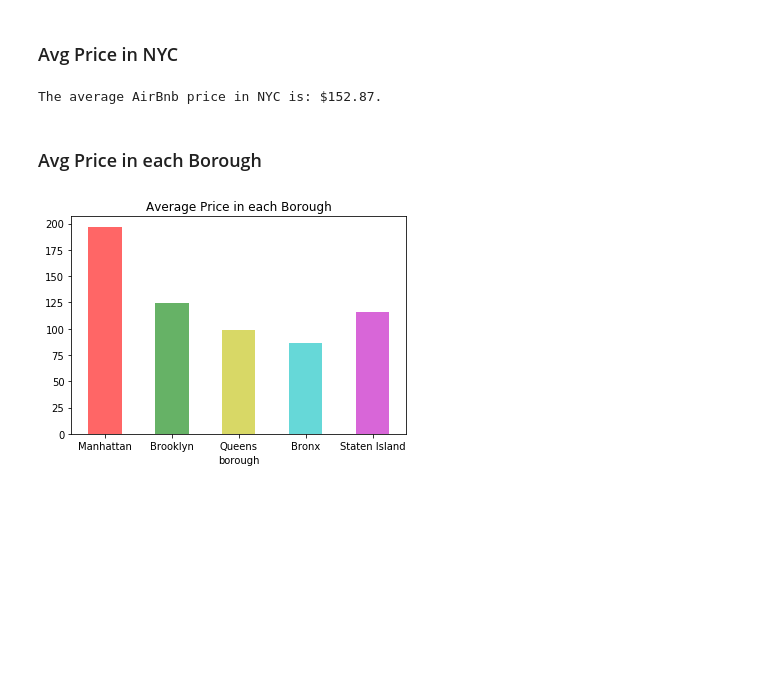
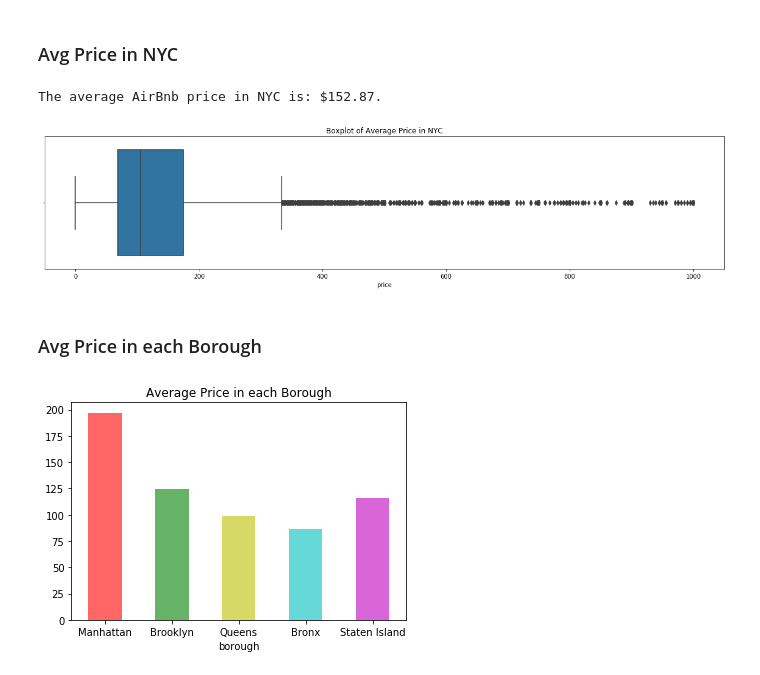
Before and after one commit to GeunT/Group-12-Project-1, a Jupyter notebook: Airbnb_starter_data.ipynb, the cells around one changed output. Drawn from its saved outputs; the diff is of its cells as text; code cells hidden in the pictures; blank space fills up the shorter version.

```diff
--- a/Airbnb_starter_data.ipynb
+++ b/Airbnb_starter_data.ipynb
@@ -161,5 +163,14 @@ print(f"The average AirBnb price in NYC is: ${avg_price}.")
 # %% [output]
 The average AirBnb price in NYC is: $152.87.
+# %%
+fig, ax = plt.subplots(figsize=(20,4))
+price_data = organized_df.loc[organized_df["price"]<=1000]["price"]
+ax = sns.boxplot(x=price_data)
+plt.title("Boxplot of Average Price in NYC")
+plt.savefig("Images/Boxplot of Average Price in NYC")
+plt.show()
+# %% [output]
+[figure, added]
 # %% [markdown]
 ### Avg Price in each Borough
 # %%
```
Also changed, not shown: parts of 16 cells of this notebook, 11 other files.
